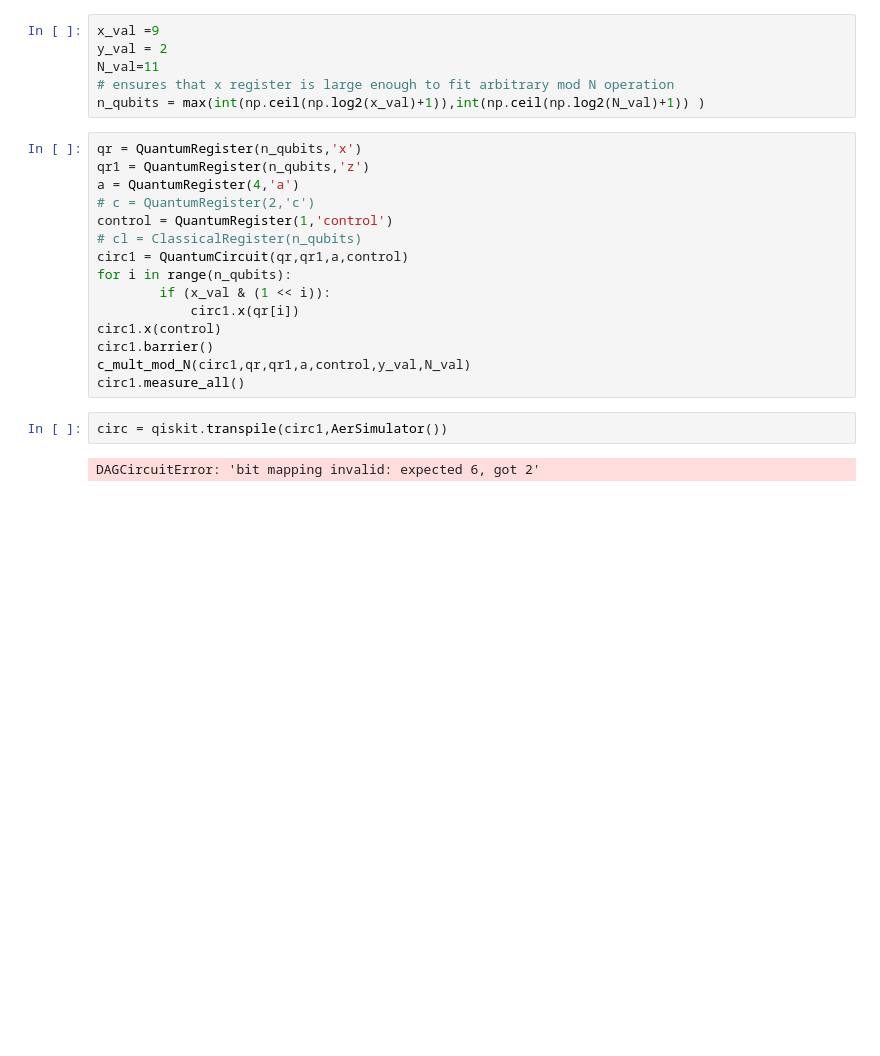
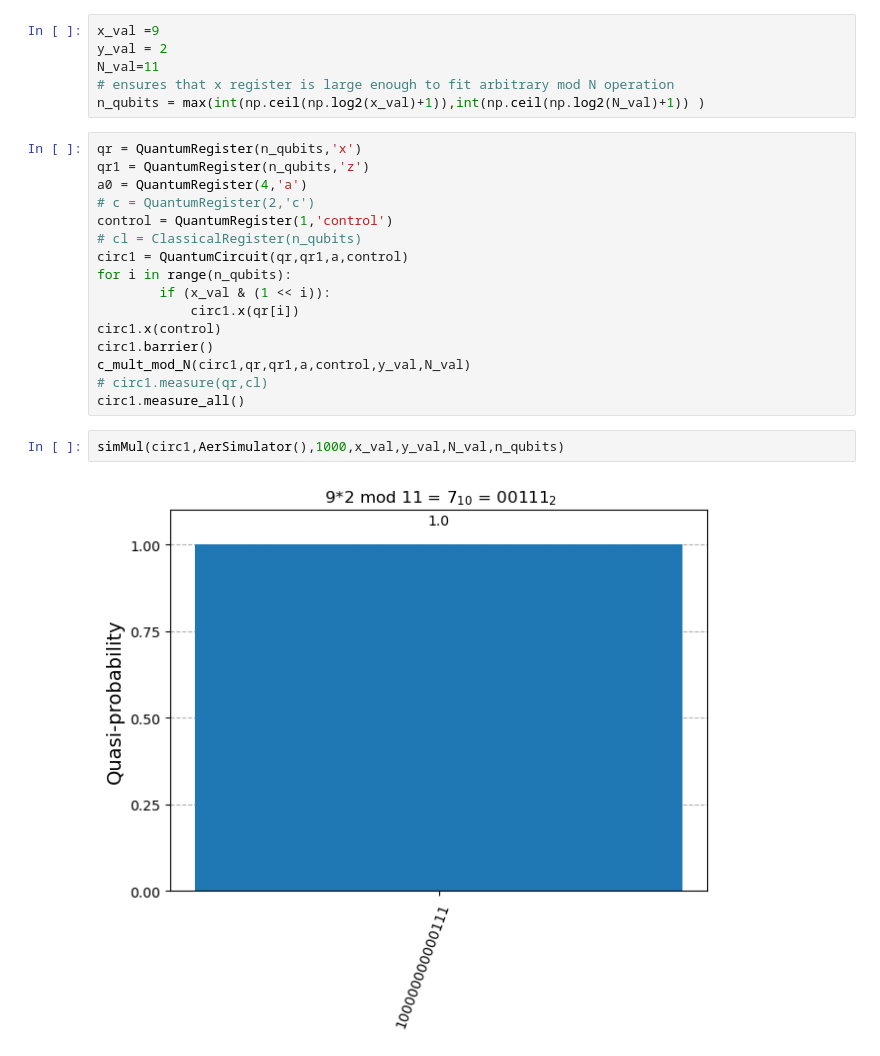
Before and after one commit to BenediktAuer/QC, a Jupyter notebook: Sheet 11/test.ipynb, the cells around one changed output. Saved outputs shown, nothing was run; the diff lists cells and outputs as text; blank space fills up the shorter version.

```diff
--- a/Sheet 11/test.ipynb
+++ b/Sheet 11/test.ipynb
@@ -180,7 +181,7 @@ n_qubits = max(int(np.ceil(np.log2(x_val)+1)),int(np.ceil(np.log2(N_val)+1)) )
 # %%
 qr = QuantumRegister(n_qubits,'x')
 qr1 = QuantumRegister(n_qubits,'z')
-a = QuantumRegister(4,'a')
+a0 = QuantumRegister(4,'a')
 # c = QuantumRegister(2,'c')
 control = QuantumRegister(1,'control')
 # cl = ClassicalRegister(n_qubits)
@@ -191,8 +192,9 @@ for i in range(n_qubits):
 circ1.x(control)
 circ1.barrier()
 c_mult_mod_N(circ1,qr,qr1,a,control,y_val,N_val)
+# circ1.measure(qr,cl)
 circ1.measure_all()
-# %%
-circ = qiskit.transpile(circ1,AerSimulator())
-# %% [output]
-DAGCircuitError: 'bit mapping invalid: expected 6, got 2'
+# %%
+simMul(circ1,AerSimulator(),1000,x_val,y_val,N_val,n_qubits)
+# %% [output]
+[figure, added]
```
Also changed, not shown: parts of 1 cell of this notebook.
